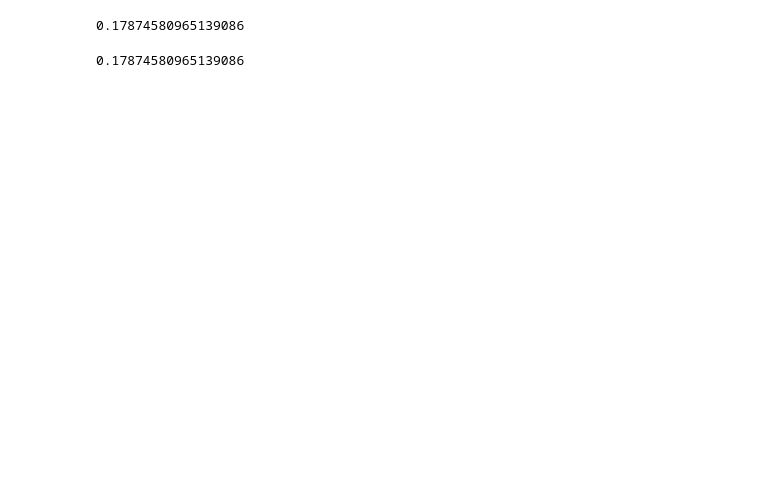
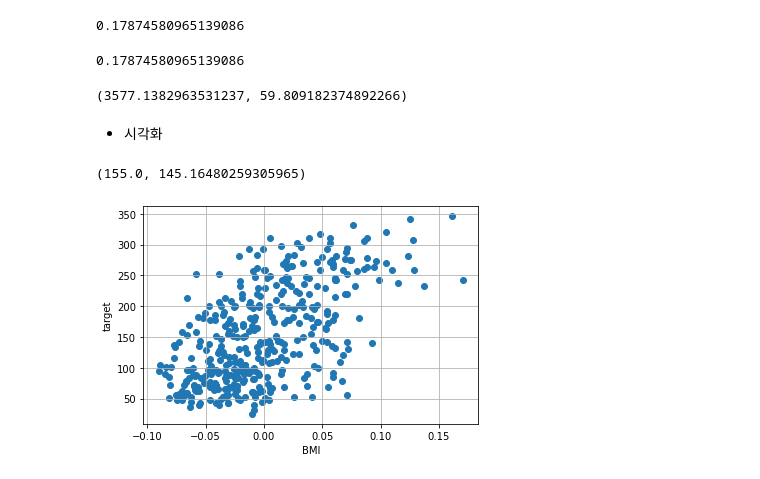
Before and after one commit to youngai1112/MachineLearning, a Jupyter notebook: 04.회귀/02.단순선형회귀.ipynb, the cells around one changed output. Cells and saved outputs as stored; diff of their text form; code cells hidden in the pictures; blank space fills up the shorter version.

```diff
--- a/04.회귀/02.단순선형회귀.ipynb
+++ b/04.회귀/02.단순선형회귀.ipynb
@@ -93,3 +98,24 @@ r2_score(y_test, pred) # r2_score == R square value
 lr.score(X_test, y_test)
 # %% [output]
 0.17874580965139086
+# %%
+from sklearn.metrics import mean_squared_error
+mse = mean_squared_error(y_test, pred)
+rmse = np.sqrt(mse)
+mse, rmse
+# %% [output]
+(3577.1382963531237, 59.809182374892266)
+# %% [markdown]
+- 시각화
+# %%
+y_test[0], pred[0]
+# %% [output]
+(155.0, 145.16480259305965)
+# %%
+plt.scatter(X_train, y_train)
+plt.grid()
+plt.xlabel('BMI')
+plt.ylabel('target')
+plt.show()
+# %% [output]
+[figure, added]
```
Also changed, not shown: parts of 15 cells of this notebook, 1 other file.
